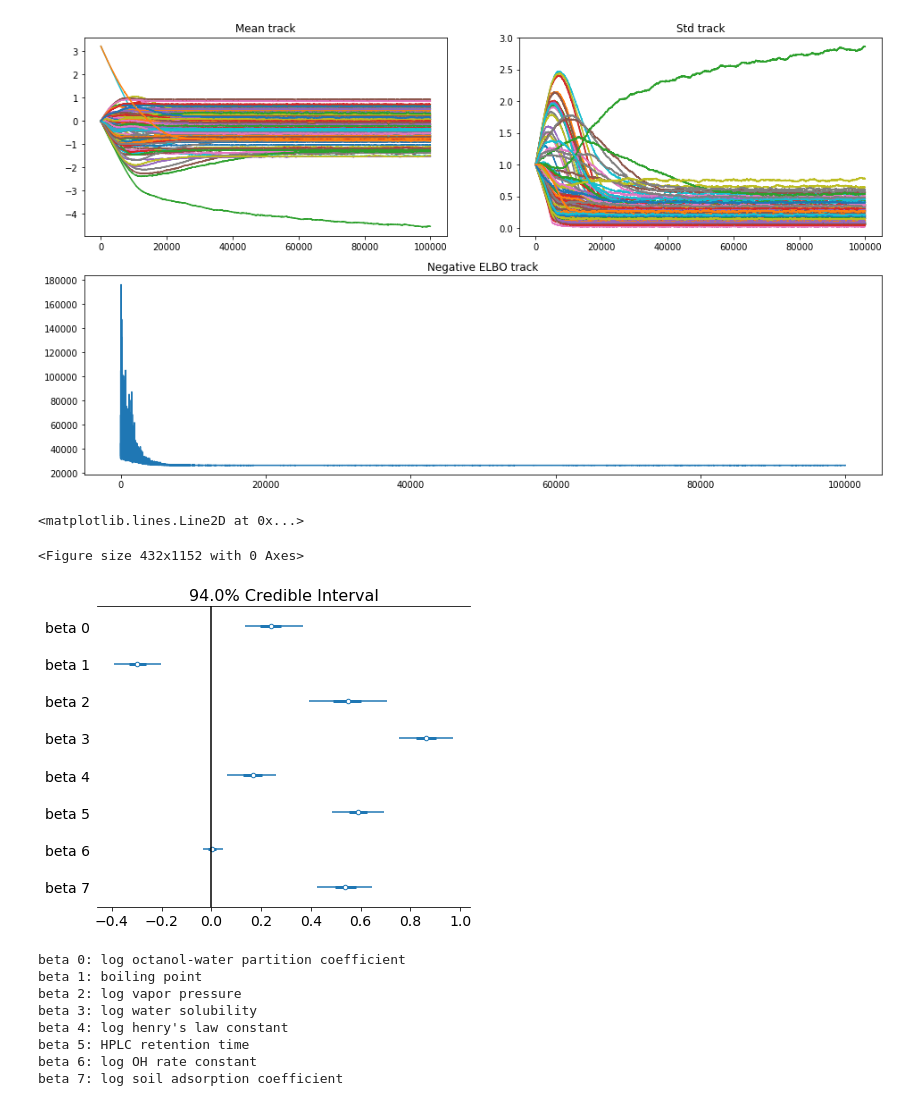
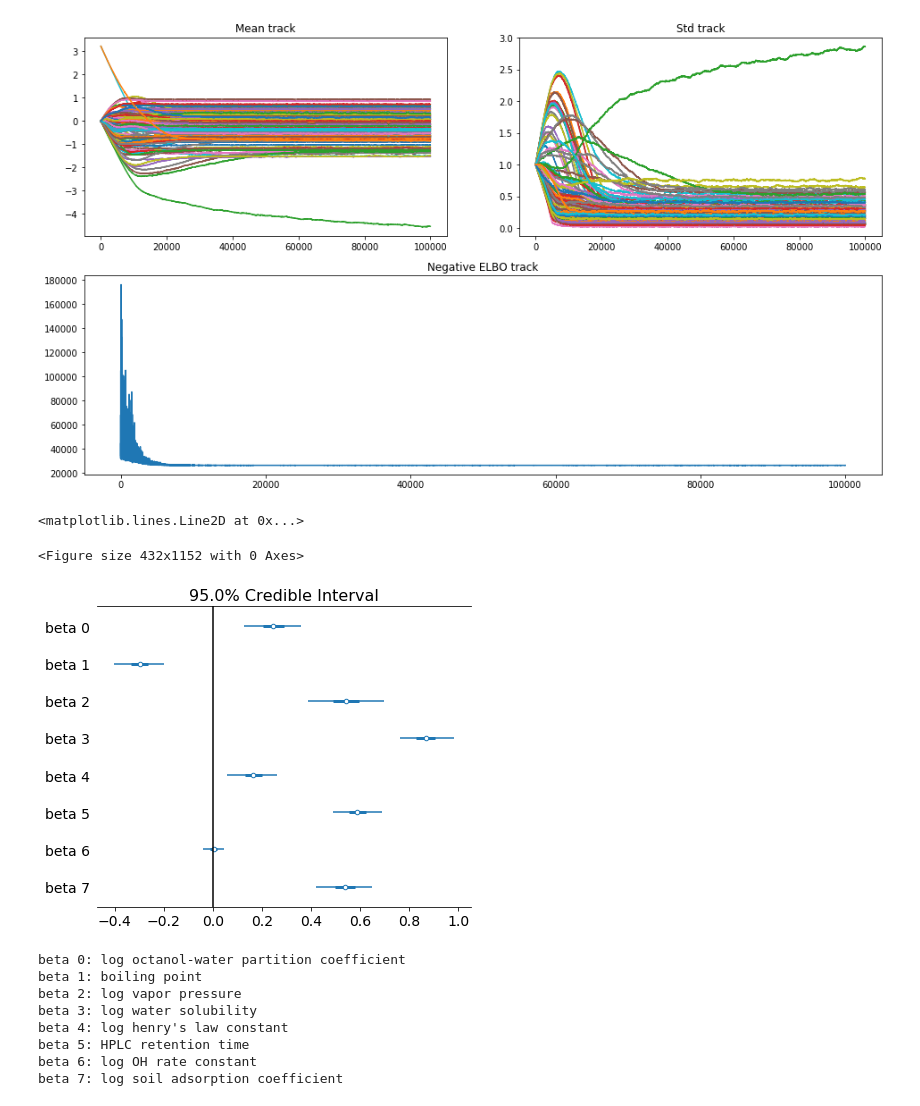
Before and after one commit to puruckertom/occupational_exposure, a Jupyter notebook: notebooks/work_in_progress/hierarchical_logistic_reg.ipynb, the cells around one changed output. Cells and saved outputs as stored; diff of their text form; code cells hidden in the pictures.

```diff
--- a/notebooks/work_in_progress/hierarchical_logistic_reg.ipynb
+++ b/notebooks/work_in_progress/hierarchical_logistic_reg.ipynb
@@ -202,12 +202,12 @@ hist_ax.set_title('Negative ELBO track');
 [figure]
 # %%
 plt.figure(figsize=(6,16))
-pm.forestplot(fit.sample(1000), var_names=['beta']);
+pm.forestplot(fit.sample(1000), var_names=['beta'], credible_interval=0.95)
 plt.axvline(x=0, color='black')
 # %% [output]
 <matplotlib.lines.Line2D at 0x...>
 <Figure size 432x1152 with 0 Axes>
-[figure, old version]
+[figure, new version]
 # %%
 for i, var in enumerate(opera_cols_med):
     print('beta {}: {}'.format(i,var))
```
Also changed, not shown: parts of 5 cells of this notebook.
